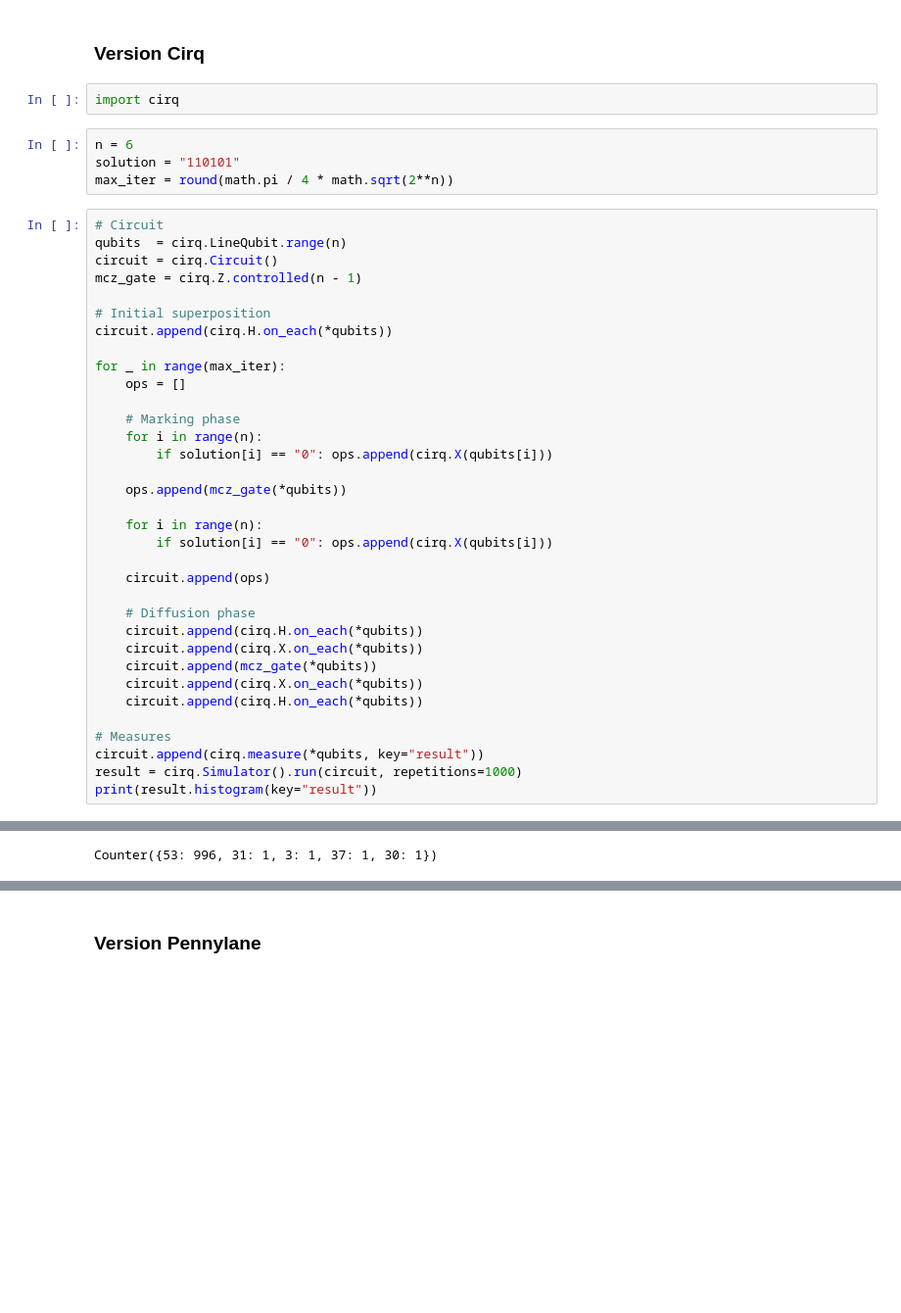
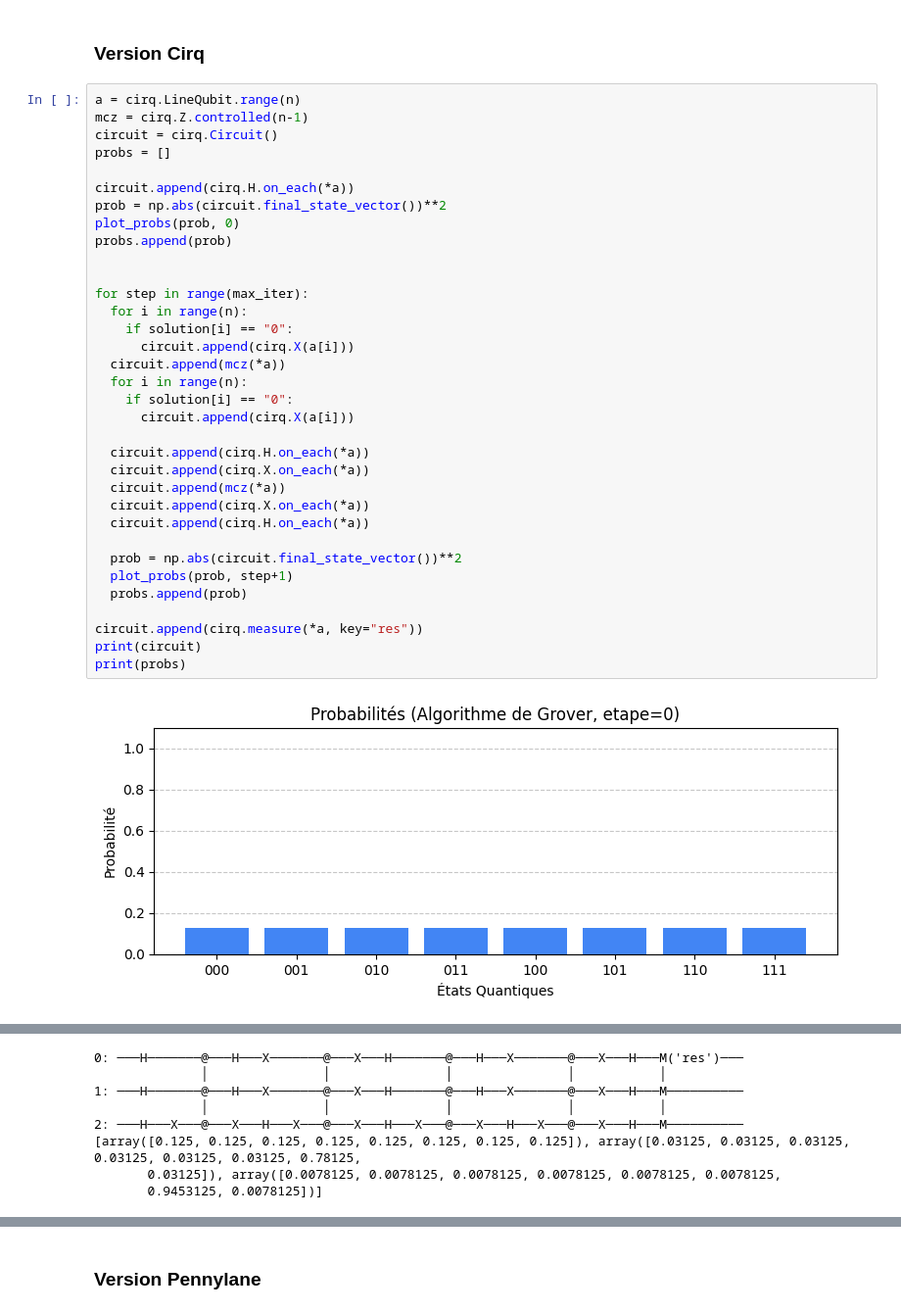
Before and after one commit to RobinSteiger/Quantum_Grover_Algorithm, a Jupyter notebook: tp_grover_groupe6.ipynb, the cells around one changed output, grey strips where cells are left out. Shown at 98% size. Drawn from its saved outputs; the diff is of its cells as text; blank space fills up the shorter version.

```diff
--- a/tp_grover_groupe6.ipynb
+++ b/tp_grover_groupe6.ipynb
@@ -123,43 +110,38 @@ plot_histogram(result)
 # %% [markdown]
 ### Version Cirq
-# %%
-import cirq
-# %%
-n = 6
-solution = "110101"
-max_iter = round(math.pi / 4 * math.sqrt(2**n))
 # %%
-# Circuit
-qubits  = cirq.LineQubit.range(n)
+a = cirq.LineQubit.range(n)
+mcz = cirq.Z.controlled(n-1)
 circuit = cirq.Circuit()
-mcz_gate = cirq.Z.controlled(n - 1)
+probs = []
 
-# Initial superposition
-circuit.append(cirq.H.on_each(*qubits))
+circuit.append(cirq.H.on_each(*a))
+prob = np.abs(circuit.final_state_vector())**2
+plot_probs(prob, 0)
+probs.append(prob)
 
-for _ in range(max_iter):
-    ops = []
 
-    # Marking phase
-    for i in range(n):
-        if solution[i] == "0": ops.append(cirq.X(qubits[i]))
+for step in range(max_iter):
+  for i in range(n):
+    if solution[i] == "0":
+      circuit.append(cirq.X(a[i]))
+  circuit.append(mcz(*a))
+  for i in range(n):
+    if solution[i] == "0":
+      circuit.append(cirq.X(a[i]))
 
-    ops.append(mcz_gate(*qubits))
+  circuit.append(cirq.H.on_each(*a))
+  circuit.append(cirq.X.on_each(*a))
+  circuit.append(mcz(*a))
+  circuit.append(cirq.X.on_each(*a))
+  circuit.append(cirq.H.on_each(*a))
 
-    for i in range(n):
-        if solution[i] == "0": ops.append(cirq.X(qubits[i]))
+  prob = np.abs(circuit.final_state_vector())**2
+  plot_probs(prob, step+1)
+  probs.append(prob)
 
-    circuit.append(ops)
-
-    # Diffusion phase
-    circuit.append(cirq.H.on_each(*qubits))
-    circuit.append(cirq.X.on_each(*qubits))
-    circuit.append(mcz_gate(*qubits))
-    circuit.append(cirq.X.on_each(*qubits))
-    circuit.append(cirq.H.on_each(*qubits))
-
-# Measures
-circuit.append(cirq.measure(*qubits, key="result"))
-result = cirq.Simulator().run(circuit, repetitions=1000)
-print(result.histogram(key="result"))
+circuit.append(cirq.measure(*a, key="res"))
+print(circuit)
+print(probs)
 # %% [output]
+[figure, added]
@@ -166 +150,8 @@ print(result.histogram(key="result"))
-Counter({53: 996, 31: 1, 3: 1, 37: 1, 30: 1})
+0: ───H───────@───H───X───────@───X───H───────@───H───X───────@───X───H───M('res')───
+              │               │               │               │           │
+1: ───H───────@───H───X───────@───X───H───────@───H───X───────@───X───H───M──────────
+              │               │               │               │           │
+2: ───H───X───@───X───H───X───@───X───H───X───@───X───H───X───@───X───H───M──────────
+[array([0.125, 0.125, 0.125, 0.125, 0.125, 0.125, 0.125, 0.125]), array([0.03125, 0.03125, 0.03125, 0.03125, 0.03125, 0.03125, 0.78125,
+       0.03125]), array([0.0078125, 0.0078125, 0.0078125, 0.0078125, 0.0078125, 0.0078125,
+       0.9453125, 0.0078125])]
```
Also changed, not shown: parts of 24 cells of this notebook.
